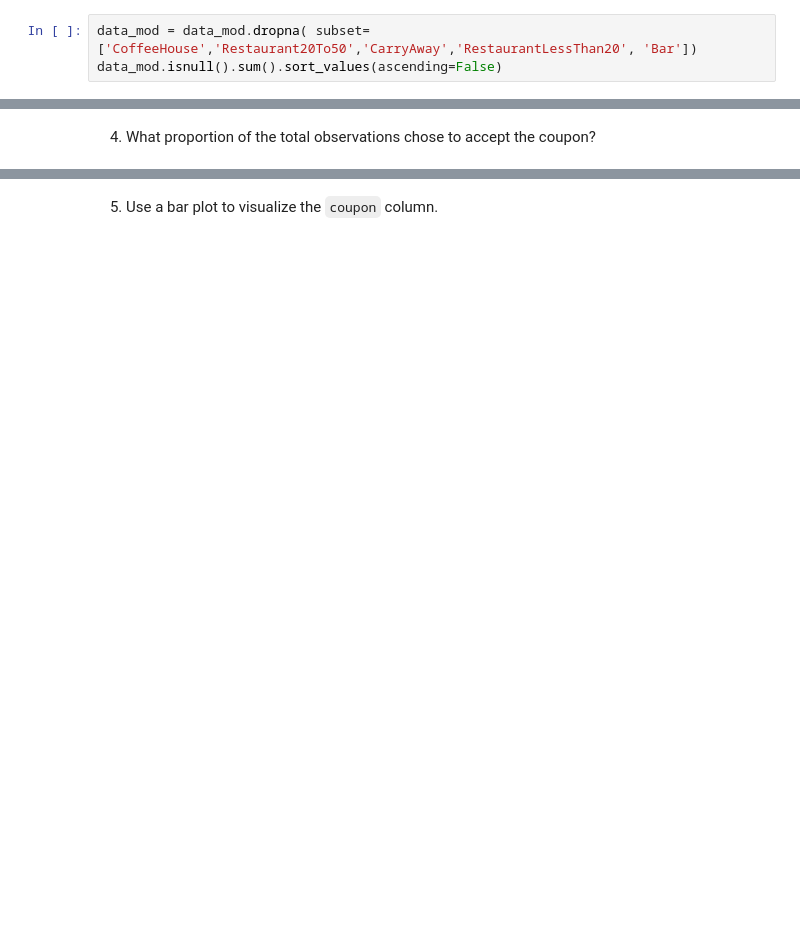
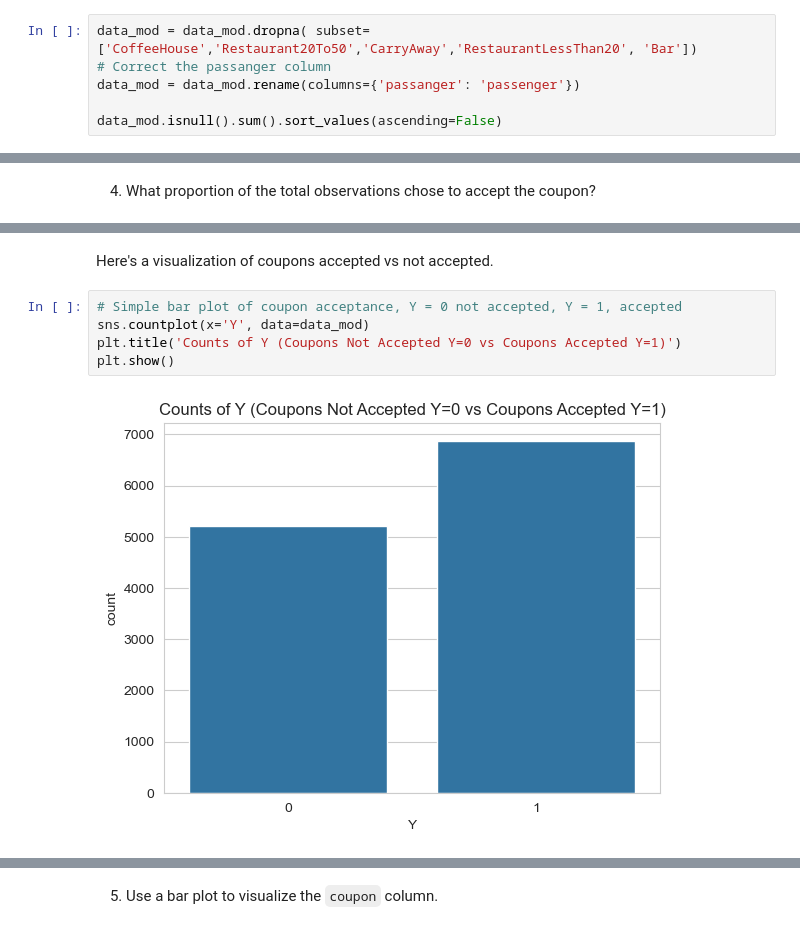
Before and after one commit to jeffreylgoode/Coupon_Project, a Jupyter notebook: Coupon_Project.ipynb, the cells around one changed output, grey strips where cells are left out. Saved outputs shown, nothing was run; the diff lists cells and outputs as text; blank space fills up the shorter version.

Commit message:
Lot's of changes due to experimation with bar plots and colors.

```diff
--- a/Coupon_Project.ipynb
+++ b/Coupon_Project.ipynb
@@ -153,5 +155,8 @@ Beyond **car**, the column with the most missing data (rows) is **CoffeeHouse**
 # %%
 data_mod = data_mod.dropna( subset=['CoffeeHouse','Restaurant20To50','CarryAway','RestaurantLessThan20', 'Bar'])
+# Correct the passanger column
+data_mod = data_mod.rename(columns={'passanger': 'passenger'})
+
 data_mod.isnull().sum().sort_values(ascending=False)
 # %% [output]
 destination             0
@@ -181,0 +228,9 @@ plt.show()
+# %% [markdown]
+Here's a visualization of coupons accepted vs not accepted.
+# %%
+# Simple bar plot of coupon acceptance, Y = 0 not accepted, Y = 1, accepted
+sns.countplot(x='Y', data=data_mod)
+plt.title('Counts of Y (Coupons Not Accepted Y=0 vs Coupons Accepted Y=1)')
+plt.show()
+# %% [output]
+[figure, added]
```
Also changed, not shown: parts of 17 cells of this notebook.
